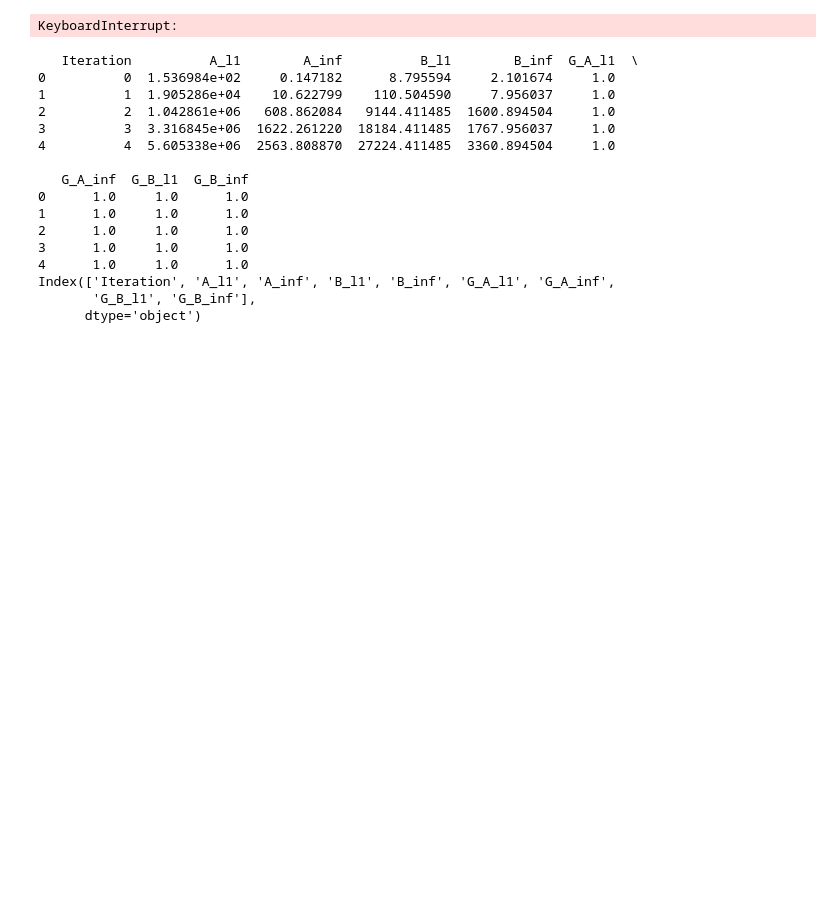
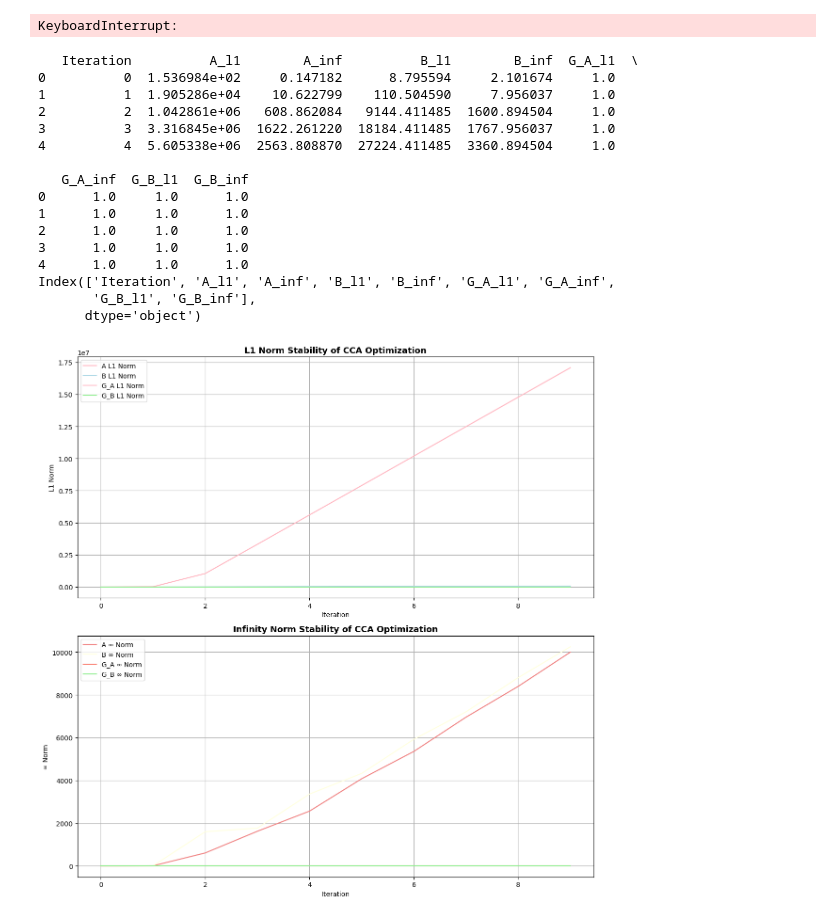
Before and after one commit to anacarsi/ss24_CCA_Reduced_Rank, a Jupyter notebook: src/gse.ipynb, the cells around one changed output. Drawn from its saved outputs; the diff is of its cells as text; code cells hidden in the pictures; blank space fills up the shorter version.

```diff
--- a/src/gse.ipynb
+++ b/src/gse.ipynb
@@ -502,3 +502,34 @@ print(data.columns)  # Print the column names to confirm they are loaded correct
 Index(['Iteration', 'A_l1', 'A_inf', 'B_l1', 'B_inf', 'G_A_l1', 'G_A_inf',
        'G_B_l1', 'G_B_inf'],
       dtype='object')
+# %%
+plt.figure(figsize=(12, 12))
+
+# Plot L1 norms
+plt.subplot(2, 1, 1)
+plt.plot(data['Iteration'], data['A_l1'], color='lightpink', label='A L1 Norm')
+plt.plot(data['Iteration'], data['B_l1'], color='lightblue', label='B L1 Norm')
+plt.plot(data['Iteration'], data['G_A_l1'], color='pink', label='G_A L1 Norm')
+plt.plot(data['Iteration'], data['G_B_l1'], color='lightgreen', label='G_B L1 Norm')
+plt.title("L1 Norm Stability of CCA Optimization", fontsize=13, fontweight='bold')
+plt.xlabel("Iteration")
+plt.ylabel("L1 Norm")
+plt.grid()
+plt.legend()
+
+# Plot L∞ norms
+plt.subplot(2, 1, 2)
+plt.plot(data['Iteration'], data['A_inf'], color='lightcoral', label='A ∞ Norm')
+plt.plot(data['Iteration'], data['B_inf'], color='lightyellow', label='B ∞ Norm')
+plt.plot(data['Iteration'], data['G_A_inf'], color='salmon', label='G_A ∞ Norm')
+plt.plot(data['Iteration'], data['G_B_inf'], color='lightgreen', label='G_B ∞ Norm')
+plt.title("Infinity Norm Stability of CCA Optimization", fontsize=13, fontweight='bold')
+plt.xlabel("Iteration")
+plt.ylabel("∞ Norm")
+plt.grid()
+plt.legend()
+
+plt.tight_layout()
+plt.show()
+# %% [output]
+[figure, added]
```
Also changed, not shown: parts of 5 cells of this notebook.
